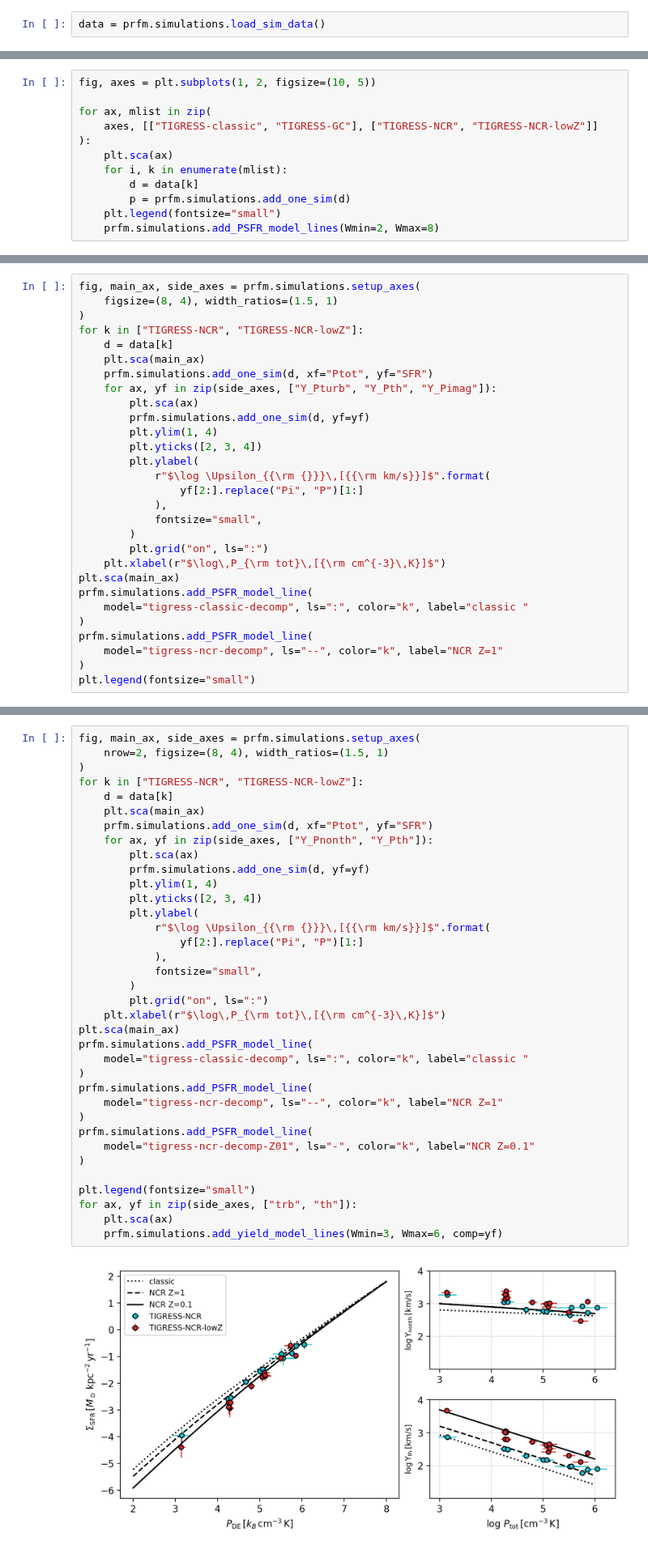
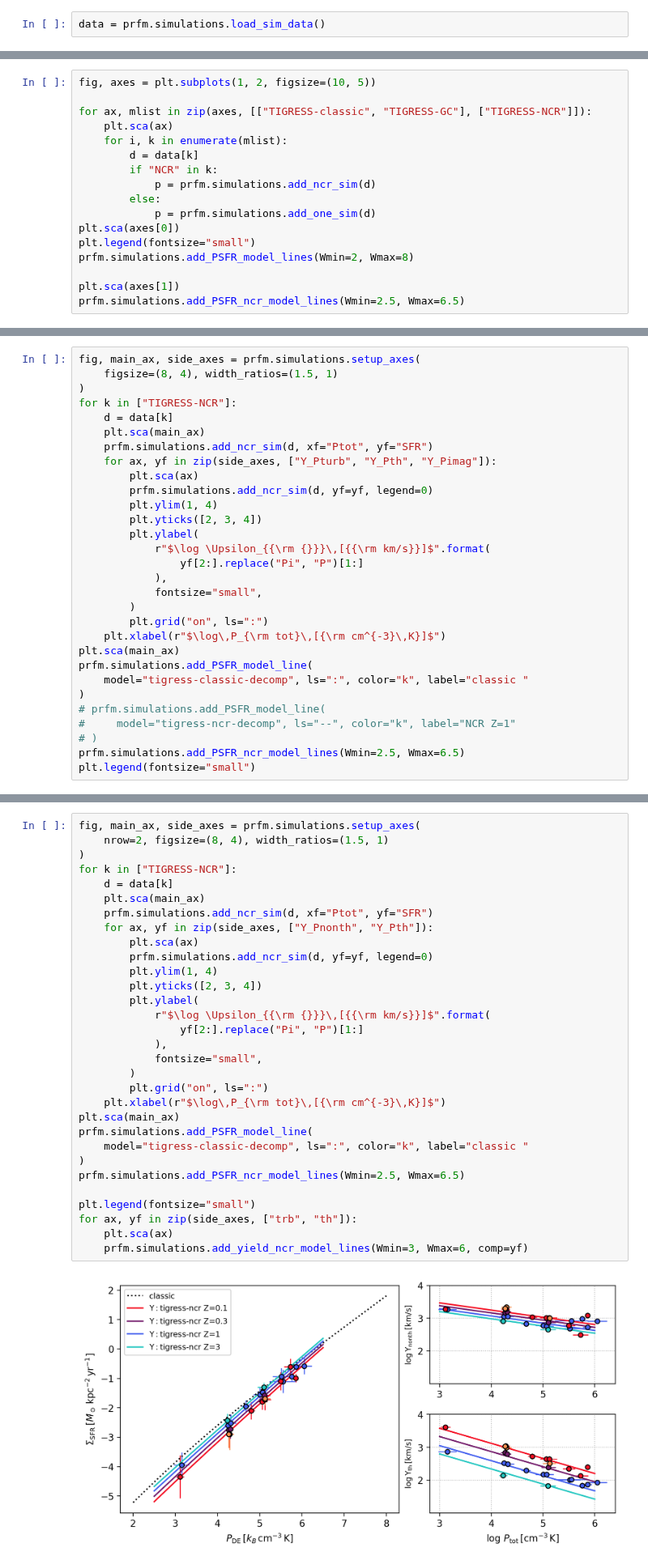
Before and after one commit to changgoo/PRFM, a Jupyter notebook: book/prfm_sims.ipynb, the cells around one changed output, grey strips where cells are left out. Shown at 81% size. Saved outputs shown, nothing was run; the diff lists cells and outputs as text.

Commit message:
Updated simulation outputs using the TIGRESS-NCR results

```diff
--- a/book/prfm_sims.ipynb
+++ b/book/prfm_sims.ipynb
@@ -82,13 +82,18 @@ plt.legend(fontsize="small")
 # %%
 fig, axes = plt.subplots(1, 2, figsize=(10, 5))
 
-for ax, mlist in zip(
-    axes, [["TIGRESS-classic", "TIGRESS-GC"], ["TIGRESS-NCR", "TIGRESS-NCR-lowZ"]]
-):
+for ax, mlist in zip(axes, [["TIGRESS-classic", "TIGRESS-GC"], ["TIGRESS-NCR"]]):
     plt.sca(ax)
     for i, k in enumerate(mlist):
         d = data[k]
-        p = prfm.simulations.add_one_sim(d)
-    plt.legend(fontsize="small")
-    prfm.simulations.add_PSFR_model_lines(Wmin=2, Wmax=8)
+        if "NCR" in k:
+            p = prfm.simulations.add_ncr_sim(d)
+        else:
+            p = prfm.simulations.add_one_sim(d)
+plt.sca(axes[0])
+plt.legend(fontsize="small")
+prfm.simulations.add_PSFR_model_lines(Wmin=2, Wmax=8)
+
+plt.sca(axes[1])
+prfm.simulations.add_PSFR_ncr_model_lines(Wmin=2.5, Wmax=6.5)
 # %% [output]
@@ -97,13 +102,13 @@ for ax, mlist in zip(
 fig, main_ax, side_axes = prfm.simulations.setup_axes(
     figsize=(8, 4), width_ratios=(1.5, 1)
 )
-for k in ["TIGRESS-NCR", "TIGRESS-NCR-lowZ"]:
+for k in ["TIGRESS-NCR"]:
     d = data[k]
     plt.sca(main_ax)
-    prfm.simulations.add_one_sim(d, xf="Ptot", yf="SFR")
+    prfm.simulations.add_ncr_sim(d, xf="Ptot", yf="SFR")
     for ax, yf in zip(side_axes, ["Y_Pturb", "Y_Pth", "Y_Pimag"]):
         plt.sca(ax)
-        prfm.simulations.add_one_sim(d, yf=yf)
+        prfm.simulations.add_ncr_sim(d, yf=yf, legend=0)
         plt.ylim(1, 4)
         plt.yticks([2, 3, 4])
         plt.ylabel(
@@ -118,9 +123,10 @@ plt.sca(main_ax)
 prfm.simulations.add_PSFR_model_line(
     model="tigress-classic-decomp", ls=":", color="k", label="classic "
 )
-prfm.simulations.add_PSFR_model_line(
-    model="tigress-ncr-decomp", ls="--", color="k", label="NCR Z=1"
-)
+# prfm.simulations.add_PSFR_model_line(
+#     model="tigress-ncr-decomp", ls="--", color="k", label="NCR Z=1"
+# )
+prfm.simulations.add_PSFR_ncr_model_lines(Wmin=2.5, Wmax=6.5)
 plt.legend(fontsize="small")
 # %% [output]
 <matplotlib.legend.Legend at 0x...>
@@ -128,38 +134,33 @@ plt.legend(fontsize="small")
 # %%
 fig, main_ax, side_axes = prfm.simulations.setup_axes(
     nrow=2, figsize=(8, 4), width_ratios=(1.5, 1)
 )
-for k in ["TIGRESS-NCR", "TIGRESS-NCR-lowZ"]:
+for k in ["TIGRESS-NCR"]:
     d = data[k]
     plt.sca(main_ax)
-    prfm.simulations.add_one_sim(d, xf="Ptot", yf="SFR")
+    prfm.simulations.add_ncr_sim(d, xf="Ptot", yf="SFR")
     for ax, yf in zip(side_axes, ["Y_Pnonth", "Y_Pth"]):
         plt.sca(ax)
-        prfm.simulations.add_one_sim(d, yf=yf)
+        prfm.simulations.add_ncr_sim(d, yf=yf, legend=0)
         plt.ylim(1, 4)
         plt.yticks([2, 3, 4])
         plt.ylabel(
             r"$\log \Upsilon_{{\rm {}}}\,[{{\rm km/s}}]$".format(
                 yf[2:].replace("Pi", "P")[1:]
             ),
             fontsize="small",
         )
         plt.grid("on", ls=":")
     plt.xlabel(r"$\log\,P_{\rm tot}\,[{\rm cm^{-3}\,K}]$")
 plt.sca(main_ax)
 prfm.simulations.add_PSFR_model_line(
     model="tigress-classic-decomp", ls=":", color="k", label="classic "
 )
-prfm.simulations.add_PSFR_model_line(
-    model="tigress-ncr-decomp", ls="--", color="k", label="NCR Z=1"
-)
-prfm.simulations.add_PSFR_model_line(
-    model="tigress-ncr-decomp-Z01", ls="-", color="k", label="NCR Z=0.1"
-)
+prfm.simulations.add_PSFR_ncr_model_lines(Wmin=2.5, Wmax=6.5)
 
 plt.legend(fontsize="small")
 for ax, yf in zip(side_axes, ["trb", "th"]):
     plt.sca(ax)
-    prfm.simulations.add_yield_model_lines(Wmin=3, Wmax=6, comp=yf)
+    prfm.simulations.add_yield_ncr_model_lines(Wmin=3, Wmax=6, comp=yf)
 # %% [output]
-[figure, old version]
+[figure, new version]
```
Also changed, not shown: parts of 4 cells of this notebook, 3 other files.
